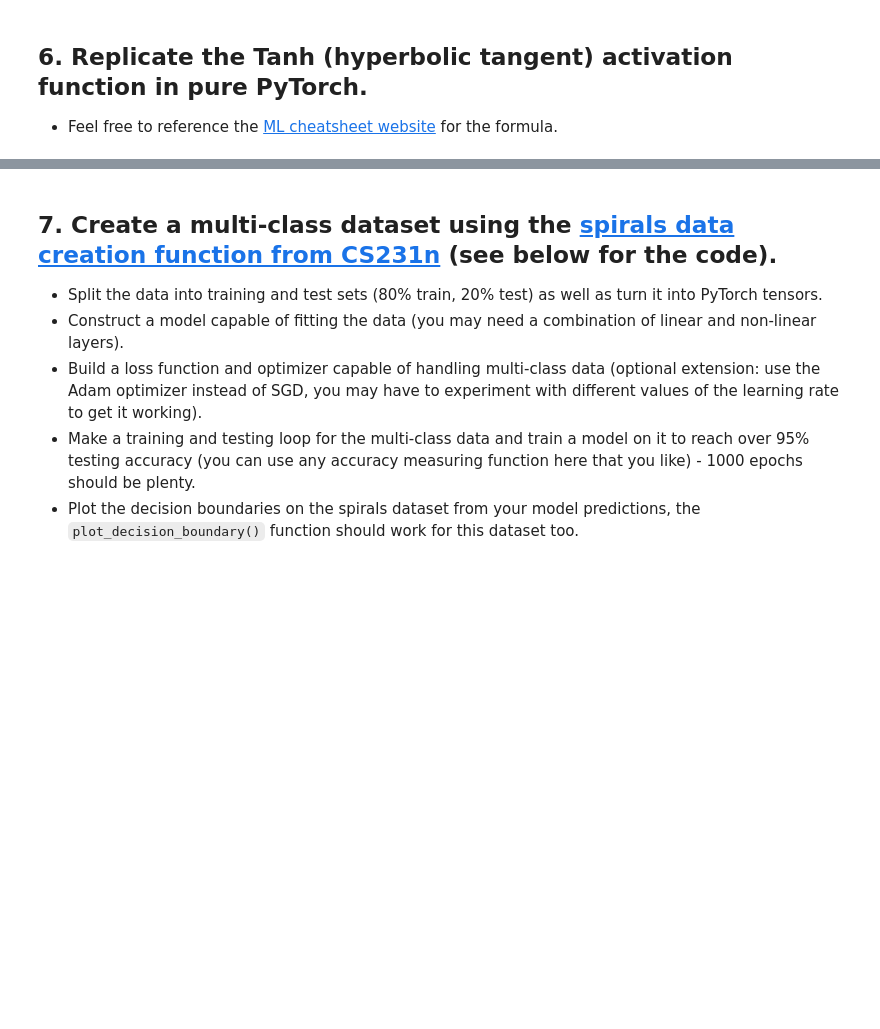
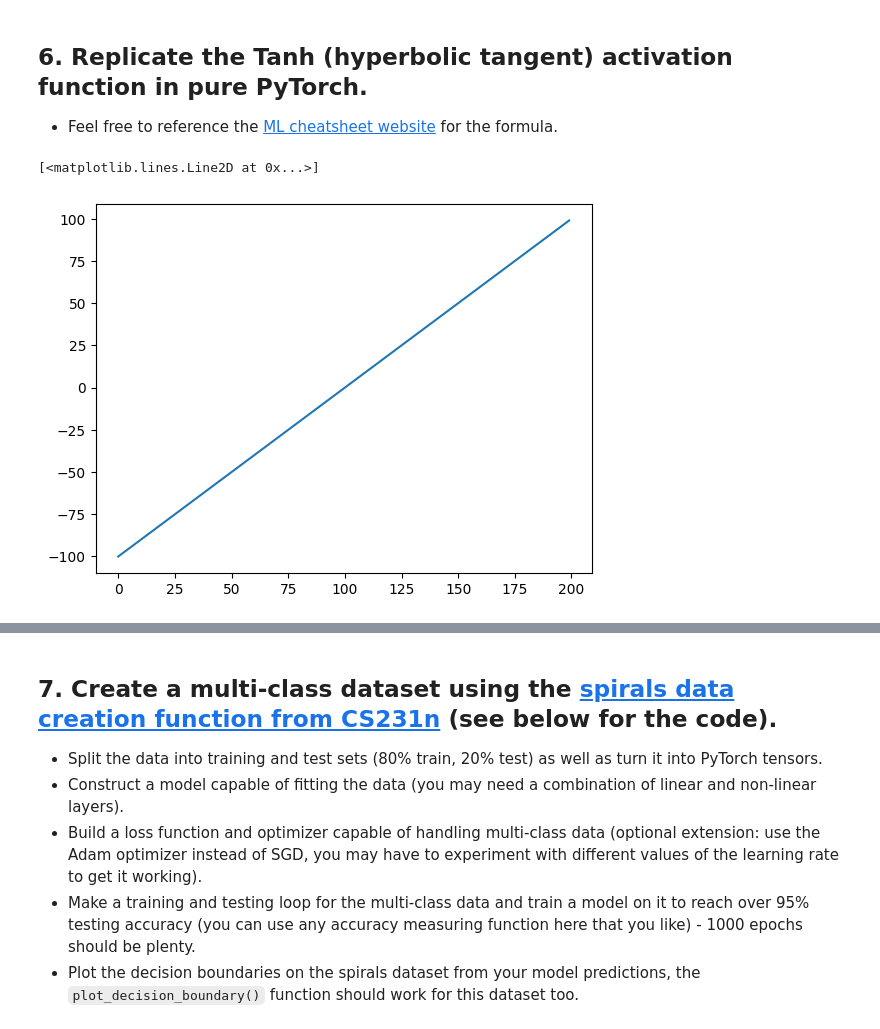
Before and after one commit to sefakurtipek/pytorchTutorials, a Jupyter notebook: 02_pytorch_classification_exercises.ipynb, the cells around one changed output, grey strips where cells are left out. Cells and saved outputs as stored; diff of their text form; code cells hidden in the pictures; blank space fills up the shorter version.

```diff
--- a/02_pytorch_classification_exercises.ipynb
+++ b/02_pytorch_classification_exercises.ipynb
@@ -194,5 +314,10 @@ def plot_decision_boundary(model, X, y):
   * Feel free to reference the [ML cheatsheet website](https://ml-cheatsheet.readthedocs.io/en/latest/activation_functions.html#tanh) for the formula.
 # %%
 # Create a straight line tensor
+tensor_A = torch.arange(-100,100,1)
+plt.plot(tensor_A)
+# %% [output]
+[<matplotlib.lines.Line2D at 0x...>]
+[figure, added]
 # %%
 # Test torch.tanh() on the tensor and plot it
```
Also changed, not shown: parts of 30 cells of this notebook.
